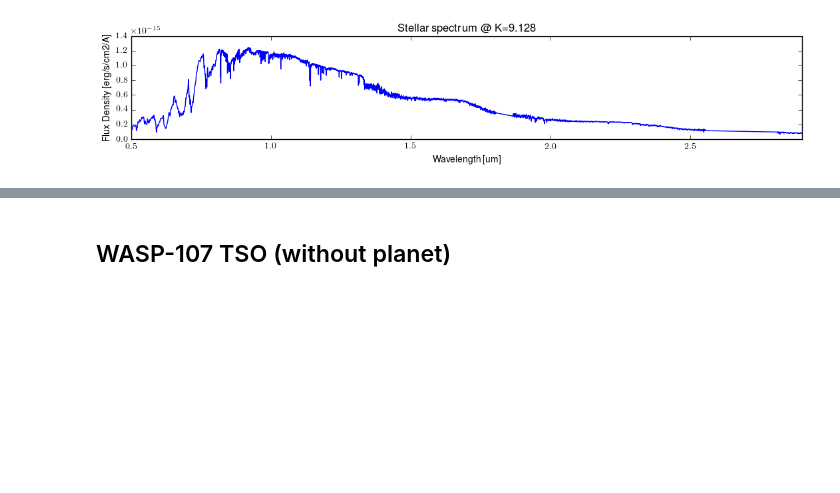
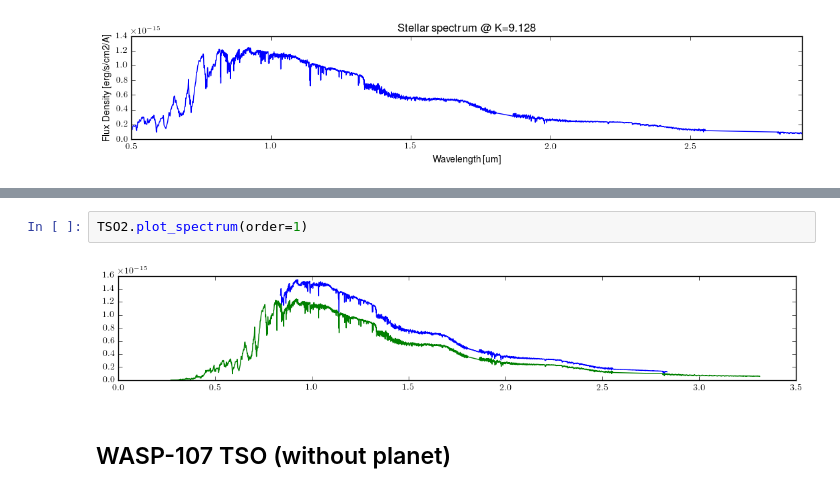
Before and after one commit to spacetelescope/awesimsoss, a Jupyter notebook: notebooks/AWESim_SOSS.ipynb, the cells around one changed output, grey strips where cells are left out. Drawn from its saved outputs; the diff is of its cells as text; blank space fills up the shorter version.

```diff
--- a/notebooks/AWESim_SOSS.ipynb
+++ b/notebooks/AWESim_SOSS.ipynb
@@ -149,3 +153,7 @@ TSO2.plot_spectrum()
+# %%
+TSO2.plot_spectrum(order=1)
+# %% [output]
+[figure, added]
 # %% [markdown]
 ## WASP-107 TSO (without planet)
 # %%
```
Also changed, not shown: parts of 6 cells of this notebook, 1 other file.
